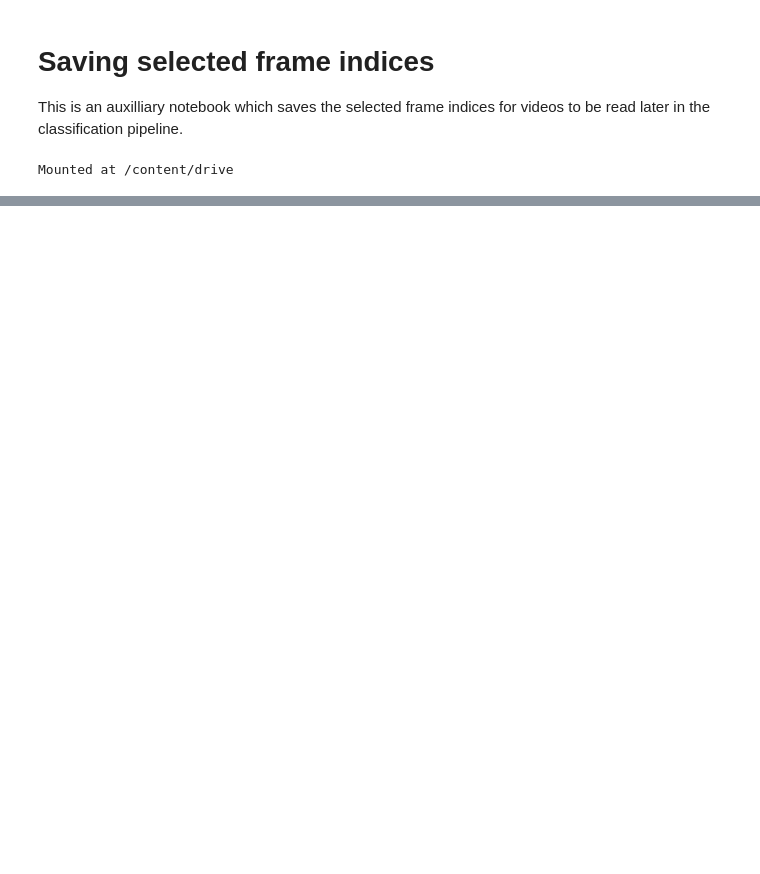
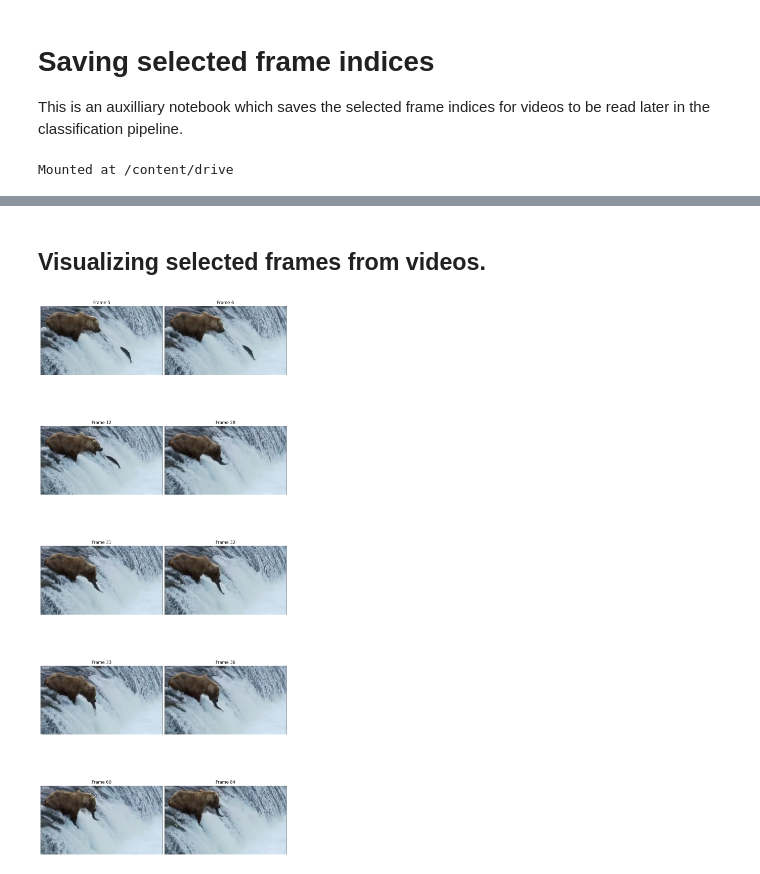
Before and after one commit to ZsofiaK/masterthesis, a Jupyter notebook: Implementation/Pipeline/Frame_selection.ipynb, the cells around one changed output, grey strips where cells are left out. Saved outputs shown, nothing was run; the diff lists cells and outputs as text; code cells hidden in the pictures; blank space fills up the shorter version.

Commit message:
Frame selection for AK

```diff
--- a/Implementation/Pipeline/Frame_selection.ipynb
+++ b/Implementation/Pipeline/Frame_selection.ipynb
@@ -158,0 +160,15 @@ for file in os.listdir(output_folder):
+# %% [markdown]
+## Visualizing selected frames from videos.
+# %%
+sample_video = 'AHIRRPIF.mp4'
+
+clips_path = f'{data_dir}/Clips'
+# %%
+import cv2
+import matplotlib.pyplot as plt
+
+try:
+    frame_indices = df.loc[df['video'] == sample_video, 'frames'].iloc[0]
+
+except IndexError:
+    print(f"No data for video {sample_video}")
@@ -158,0 +206,25 @@ for file in os.listdir(output_folder):
+# %%
+# Plotting the frames
+num_frames = len(selected_frames)
+num_columns = 2
+num_rows = (num_frames + 1) // num_columns  # Calculate rows needed, +1 to handle odd number of frames
+
+fig, axes = plt.subplots(num_rows, num_columns, figsize=(10, num_rows * 5))
+axes = axes.flatten()  # Flatten the axes array for easier indexing
+
+# Display each frame
+for i, frame in enumerate(selected_frames):
+    ax = axes[i]
+    ax.imshow(frame)
+    ax.axis('off')
+    ax.set_title(f"Frame {frame_indices[i]}")
+
+# Turn off unused subplots if frames are less than slots in grid
+if num_frames % num_columns != 0:
+    for j in range(i + 1, num_rows * num_columns):
+        axes[j].axis('off')  # Hide unused axes
+
+plt.tight_layout(pad=1.0, h_pad=0.5, w_pad=0.5)
+plt.show()
+# %% [output]
+[figure, added]
```
Also changed, not shown: parts of 6 cells of this notebook.
